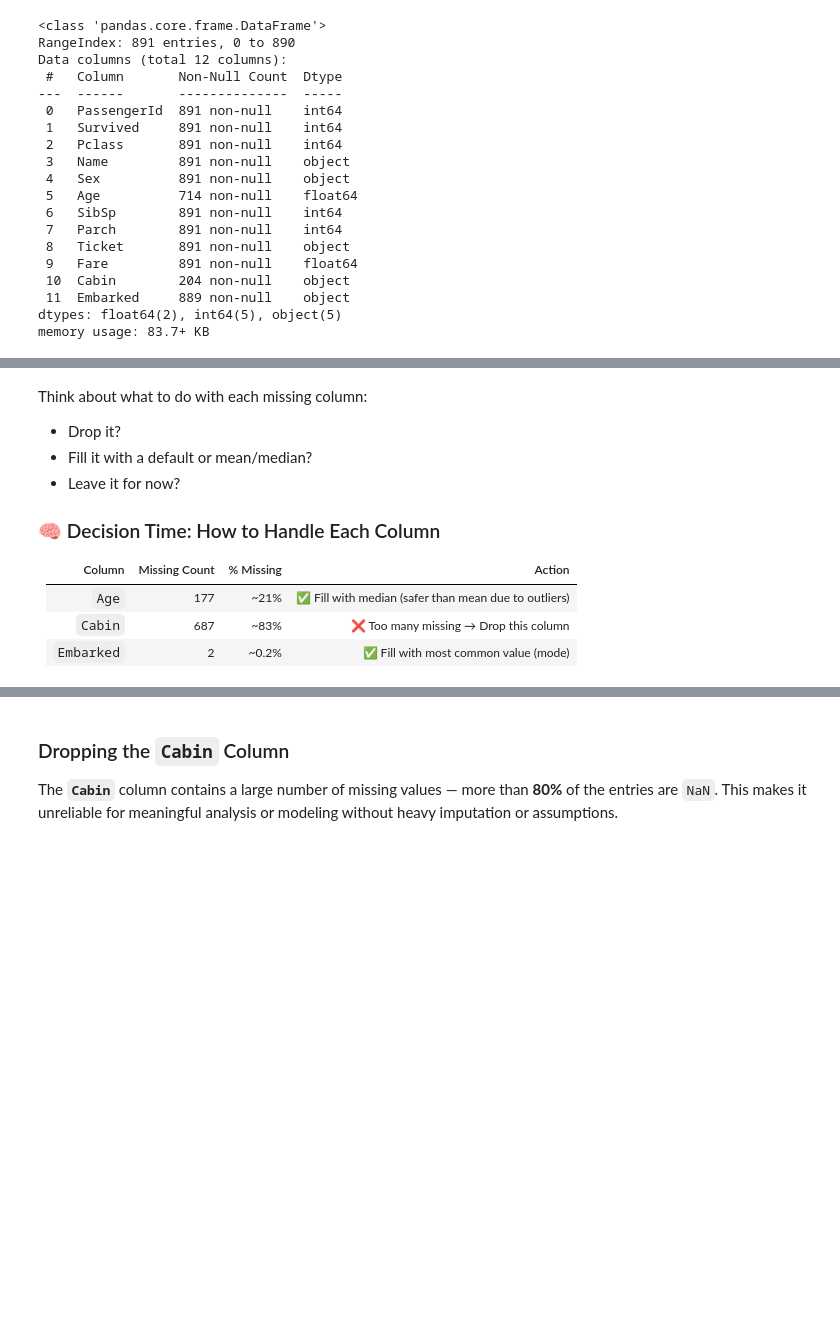
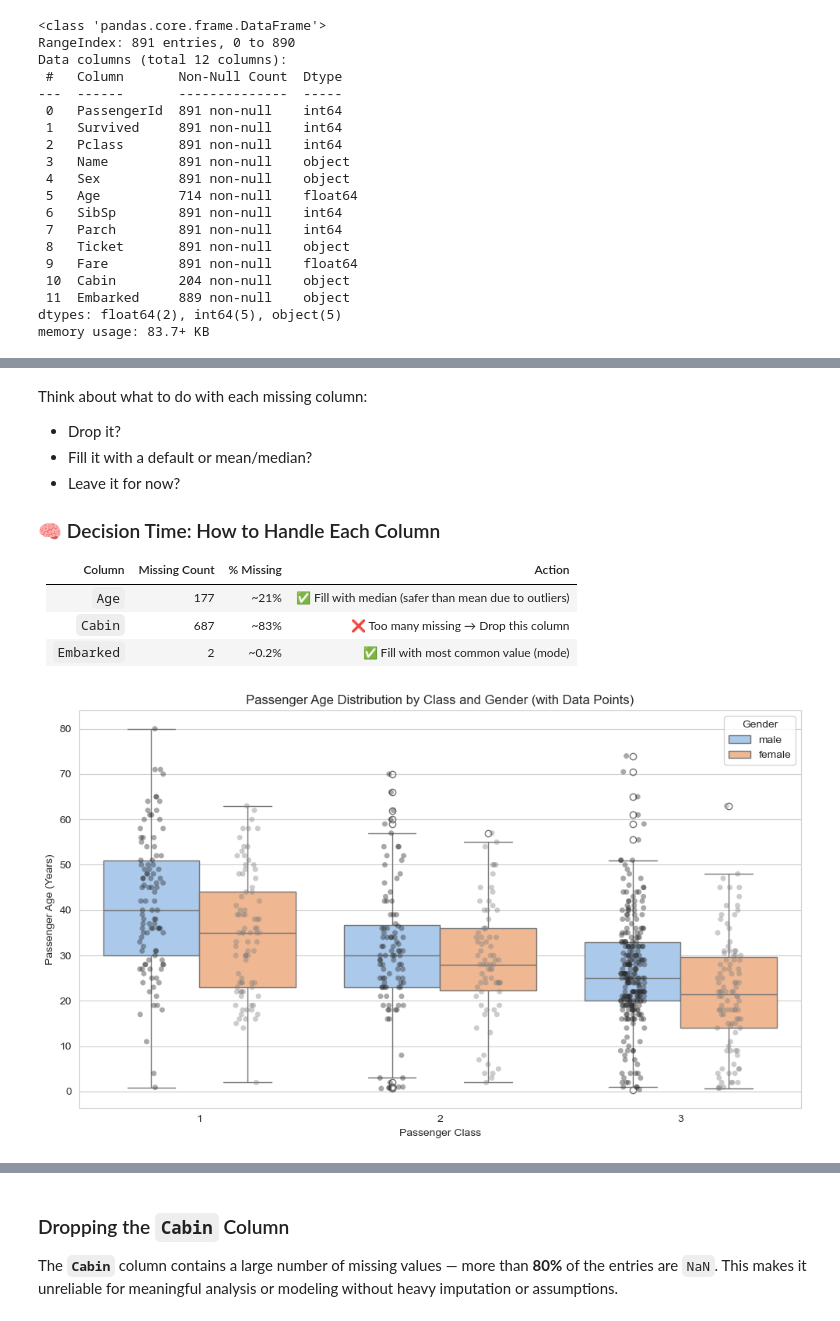
Before and after one commit to faisal-askani/Titanic_Data_Analysis, a Jupyter notebook: eda.ipynb, the cells around one changed output, grey strips where cells are left out. Cells and saved outputs as stored; diff of their text form; code cells hidden in the pictures; blank space fills up the shorter version.

Commit message:
Data Visualization complate.

```diff
--- a/eda.ipynb
+++ b/eda.ipynb
@@ -72,13 +73,54 @@ dtype: float64
 # %% [markdown]
 Think about what to do with each missing column:
-   - Drop it?
-   - Fill it with a default or mean/median?
-   - Leave it for now?
+
+- Drop it?
+- Fill it with a default or mean/median?
+- Leave it for now?
+
 ### 🧠 Decision Time: How to Handle Each Column
 
-| Column    | Missing Count | % Missing | Action                                                |
-|-----------|----------------|-----------|------------------------------------------------------|
-| `Age`     | 177            | ~21%      | ✅ Fill with median (safer than mean due to outliers)|
-| `Cabin`   | 687            | ~83%      | ❌ Too many missing → Drop this column               |
-| `Embarked`| 2              | ~0.2%     | ✅ Fill with most common value (mode)                |
+| Column     | Missing Count | % Missing | Action                                                |
+| ---------- | ------------- | --------- | ----------------------------------------------------- |
+| `Age`      | 177           | ~21%      | ✅ Fill with median (safer than mean due to outliers) |
+| `Cabin`    | 687           | ~83%      | ❌ Too many missing → Drop this column                |
+| `Embarked` | 2             | ~0.2%     | ✅ Fill with most common value (mode)                 |
+# %%
+plt.figure(figsize=(10, 6))
+
+# Boxplot
+sns.boxplot(
+    data=df,
+    x='Pclass',
+    y='Age',
+    hue='Sex',
+    hue_order=['male', 'female'],
+    order=['1', '2', '3'],
+    palette='pastel'
+)
+
+# Add dots (stripplot)
+sns.stripplot(
+    data=df,
+    x='Pclass',
+    y='Age',
+    hue='Sex',
+    hue_order=['male', 'female'],
+    order=['1', '2', '3'],
+    dodge=True,
+    alpha=0.4,
+    palette='dark:gray'
+
+)
+
+# Fix double legends (from boxplot + stripplot)
+handles, labels = plt.gca().get_legend_handles_labels()
+plt.legend(handles[:2], labels[:2], title='Gender')
+
+plt.title('Passenger Age Distribution by Class and Gender (with Data Points)')
+plt.xlabel('Passenger Class')
+plt.ylabel('Passenger Age (Years)')
+plt.tight_layout()
+plt.show()
+# %% [output]
+[figure, added]
 # %%
```
Also changed, not shown: parts of 39 cells of this notebook, 1 other file.
